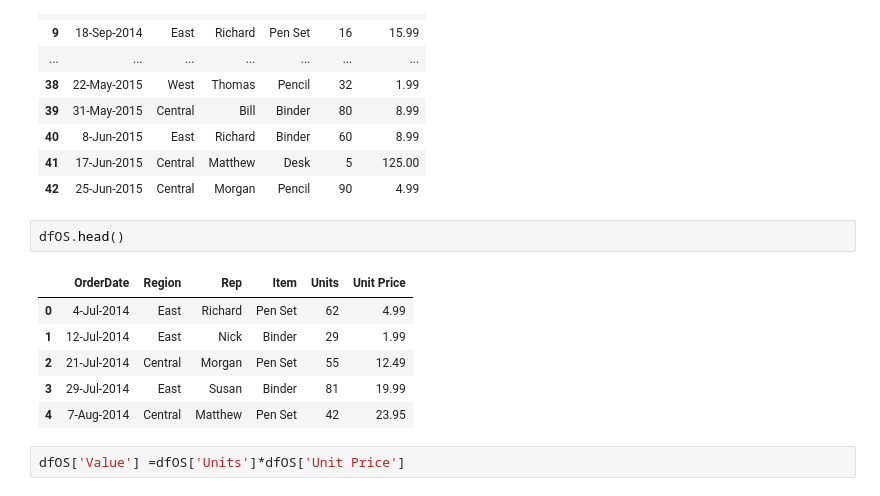
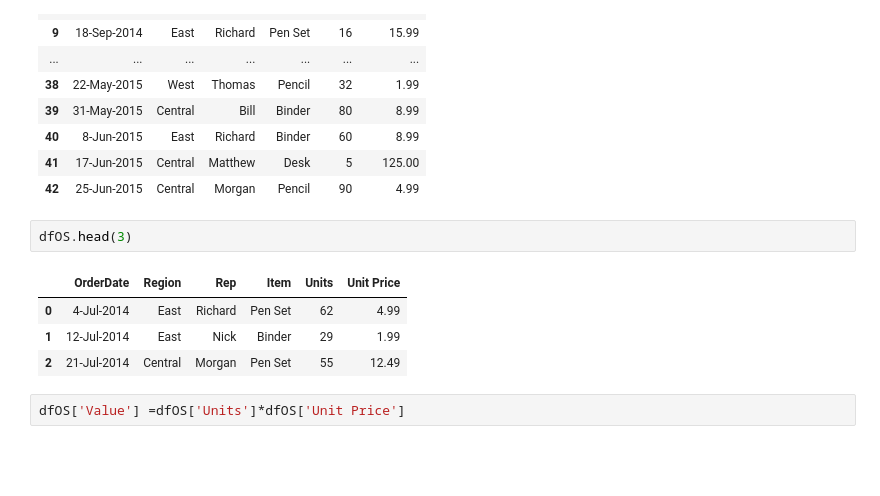
Before and after one commit to Praxis-QR/PythonForManagers, a Jupyter notebook: Python_for_Business_Managers.ipynb, the cells around one changed output. Cells and saved outputs as stored; diff of their text form; blank space fills up the shorter version.

```diff
--- a/Python_for_Business_Managers.ipynb
+++ b/Python_for_Business_Managers.ipynb
@@ -851,14 +790,12 @@ dfOS
 | 41 | 17-Jun-2015 | Central | Matthew | Desk | 5 | 125.00 |
 | 42 | 25-Jun-2015 | Central | Morgan | Pencil | 90 | 4.99 |
 # %%
-dfOS.head()
+dfOS.head(3)
 # %% [output]
 |  | OrderDate | Region | Rep | Item | Units | Unit Price |
 | 0 | 4-Jul-2014 | East | Richard | Pen Set | 62 | 4.99 |
 | 1 | 12-Jul-2014 | East | Nick | Binder | 29 | 1.99 |
 | 2 | 21-Jul-2014 | Central | Morgan | Pen Set | 55 | 12.49 |
-| 3 | 29-Jul-2014 | East | Susan | Binder | 81 | 19.99 |
-| 4 | 7-Aug-2014 | Central | Matthew | Pen Set | 42 | 23.95 |
 # %%
 dfOS['Value'] =dfOS['Units']*dfOS['Unit Price']
 # %%
```
Also changed, not shown: parts of 26 cells of this notebook.
